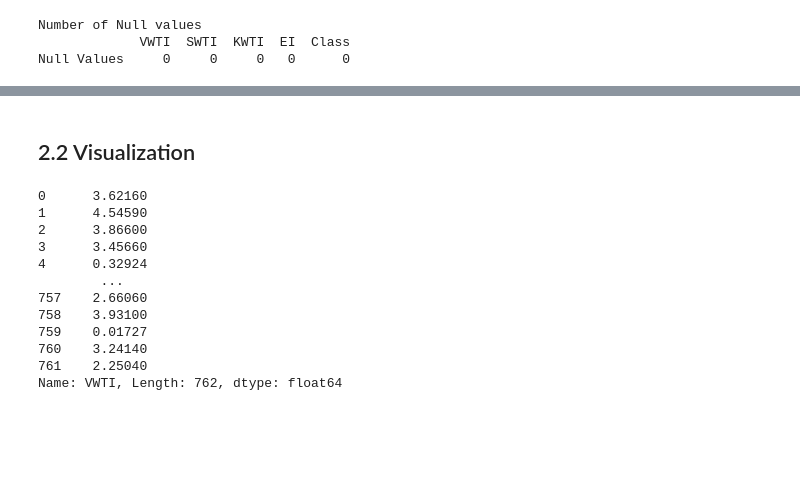
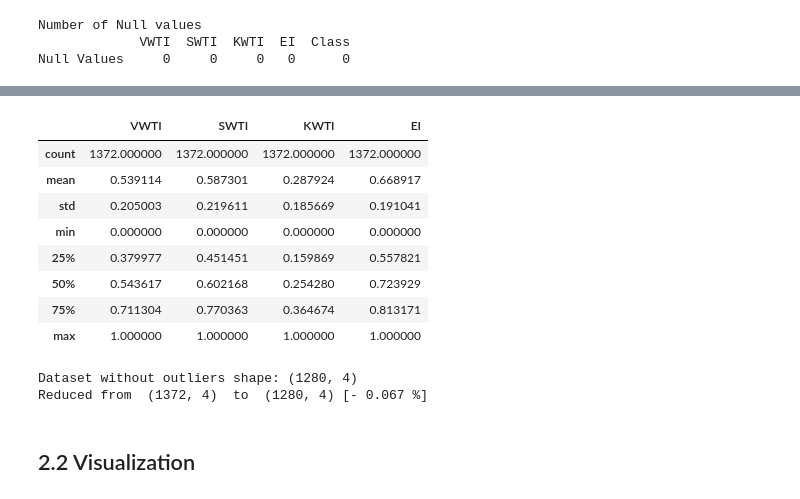
Before and after one commit to DominguesPH/ES, a Jupyter notebook: uci_banknote_authentication_classification.ipynb, the cells around one changed output, grey strips where cells are left out. Saved outputs shown, nothing was run; the diff lists cells and outputs as text; code cells hidden in the pictures; blank space fills up the shorter version.

```diff
--- a/uci_banknote_authentication_classification.ipynb
+++ b/uci_banknote_authentication_classification.ipynb
@@ -109,17 +139,20 @@ Input data: (1280, 4) - Output class: (1280,)
+# %%
+normalized_data = dataset.normalize(flag_update_data=True)
+normalized_data.describe()
+# %% [output]
+|  | VWTI | SWTI | KWTI | EI |
+| count | 1372.000000 | 1372.000000 | 1372.000000 | 1372.000000 |
+| mean | 0.539114 | 0.587301 | 0.287924 | 0.668917 |
+| std | 0.205003 | 0.219611 | 0.185669 | 0.191041 |
+| min | 0.000000 | 0.000000 | 0.000000 | 0.000000 |
+| 25% | 0.379977 | 0.451451 | 0.159869 | 0.557821 |
+| 50% | 0.543617 | 0.602168 | 0.254280 | 0.723929 |
+| 75% | 0.711304 | 0.770363 | 0.364674 | 0.813171 |
+| max | 1.000000 | 1.000000 | 1.000000 | 1.000000 |
+# %%
+no_outliers_normalized_data = dataset.remove_outliers()
+# %% [output]
+Dataset without outliers shape: (1280, 4)
+Reduced from  (1372, 4)  to  (1280, 4) [- 0.067 %]
 # %% [markdown]
 ## 2.2 Visualization
-# %%
-data[data.columns[0]][y==0]
-# %% [output]
-0      3.62160
-1      4.54590
-2      3.86600
-3      3.45660
-4      0.32924
-        ...
-757    2.66060
-758    3.93100
-759    0.01727
-760    3.24140
-761    2.25040
-Name: VWTI, Length: 762, dtype: float64
```
Also changed, not shown: parts of 27 cells of this notebook, 1 other file.
